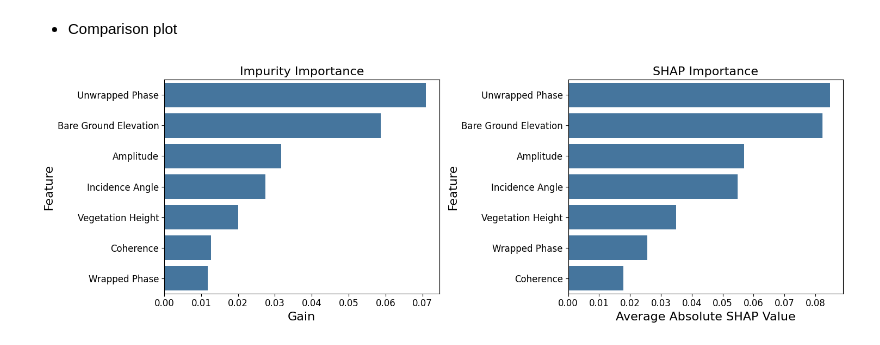
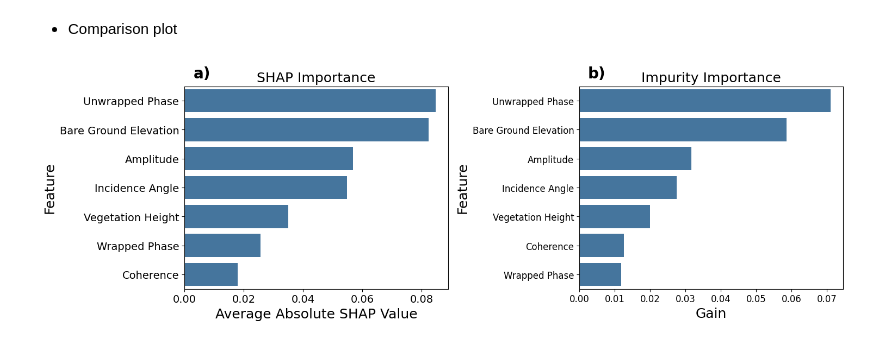
Before and after one commit to Ibrahim-Ola/uavsar-lidar-project, a Jupyter notebook: experiments/07_model_comparison.ipynb, the cells around one changed output. Drawn from its saved outputs; the diff is of its cells as text; code cells hidden in the pictures.

```diff
--- a/experiments/07_model_comparison.ipynb
+++ b/experiments/07_model_comparison.ipynb
@@ -222,21 +225,25 @@ shap_imp
 * Comparison plot
 # %%
 fig, ax = plt.subplots(nrows=1, ncols=2, figsize=(15, 5))
-ax[0].set_title("Impurity Importance", fontsize=16)
-sns.barplot(x="importance", y="feature", data=xgboost_all_imp, ax=ax[0], color='#3776ab')
-ax[0].set_xlabel("Gain", fontsize=16)
-ax[0].set_ylabel("Feature", fontsize=16)
-ax[0].tick_params(labelsize=12)
 
-ax[1].set_title("SHAP Importance", fontsize=16)
-sns.barplot(x="importance", y="feature", data=shap_imp, ax=ax[1], color='#3776ab')
-ax[1].set_xlabel("Average Absolute SHAP Value", fontsize=16)
-ax[1].set_ylabel("Feature", fontsize=16)
+
+ax[0].set_title("SHAP Importance", fontsize=18)
+sns.barplot(x="importance", y="feature", data=shap_imp, ax=ax[0], color='#3776ab')
+ax[0].set_xlabel("Average Absolute SHAP Value", fontsize=18)
+ax[0].set_ylabel("Feature", fontsize=18)
+ax[0].tick_params(labelsize=14)
+ax[0].text(0.1, 1.1, 'a)', transform=ax[0].transAxes, fontsize=20, fontweight='bold', va='top', ha='right')
+
+ax[1].set_title("Impurity Importance", fontsize=18)
+sns.barplot(x="importance", y="feature", data=xgboost_all_imp, ax=ax[1], color='#3776ab')
+ax[1].set_xlabel("Gain", fontsize=18)
+ax[1].set_ylabel("Feature", fontsize=18)
 ax[1].tick_params(labelsize=12)
+ax[1].text(0.1, 1.1, 'b)', transform=ax[1].transAxes, fontsize=20, fontweight='bold', va='top', ha='right')
 
 plt.tight_layout()
 
 plt.savefig('../plots/feature_importance_comparison.png', dpi=300, bbox_inches='tight')
 plt.show()
 # %% [output]
-[figure, old version]
+[figure, new version]
```
Also changed, not shown: parts of 1 cell of this notebook.
